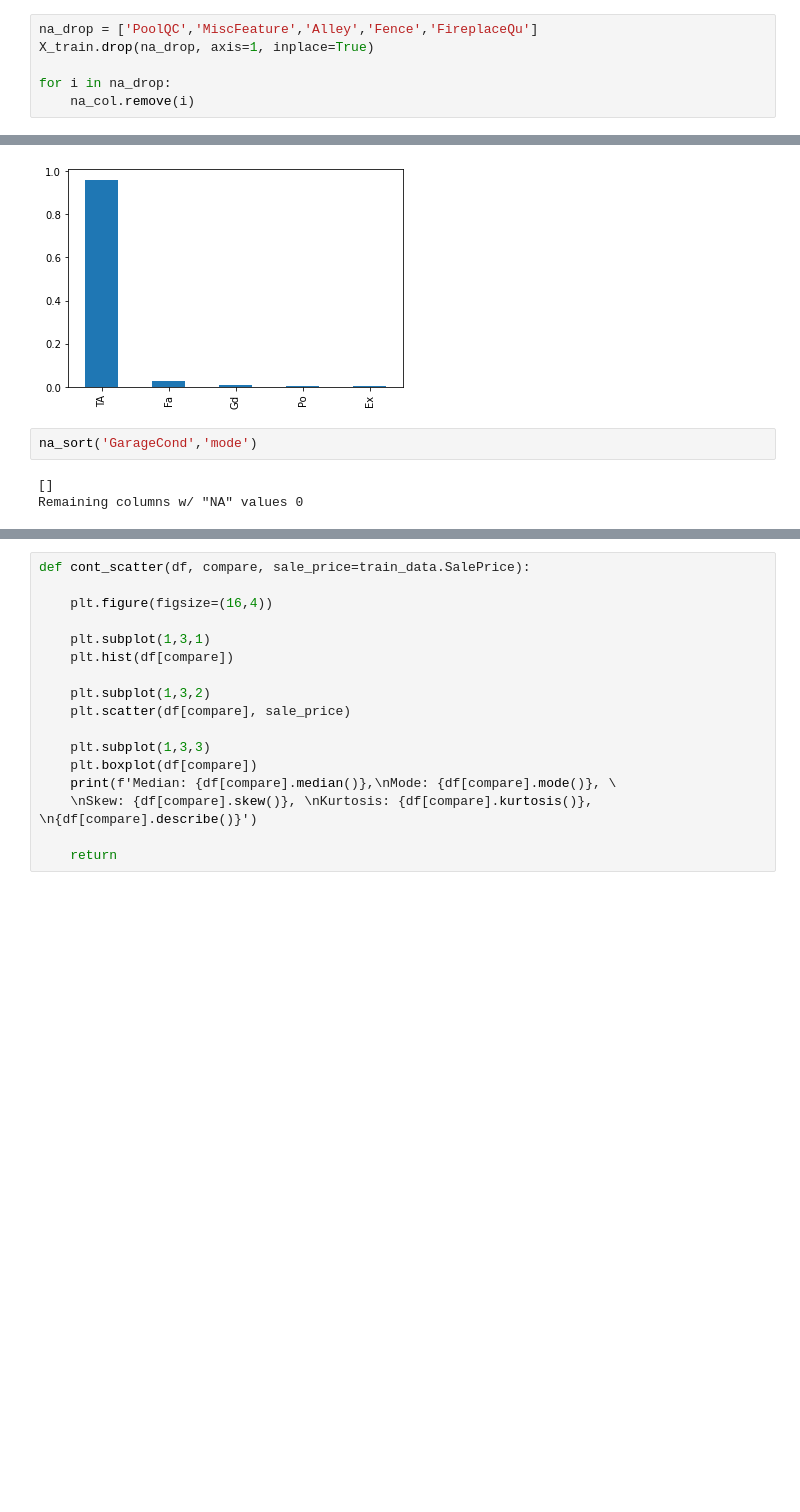
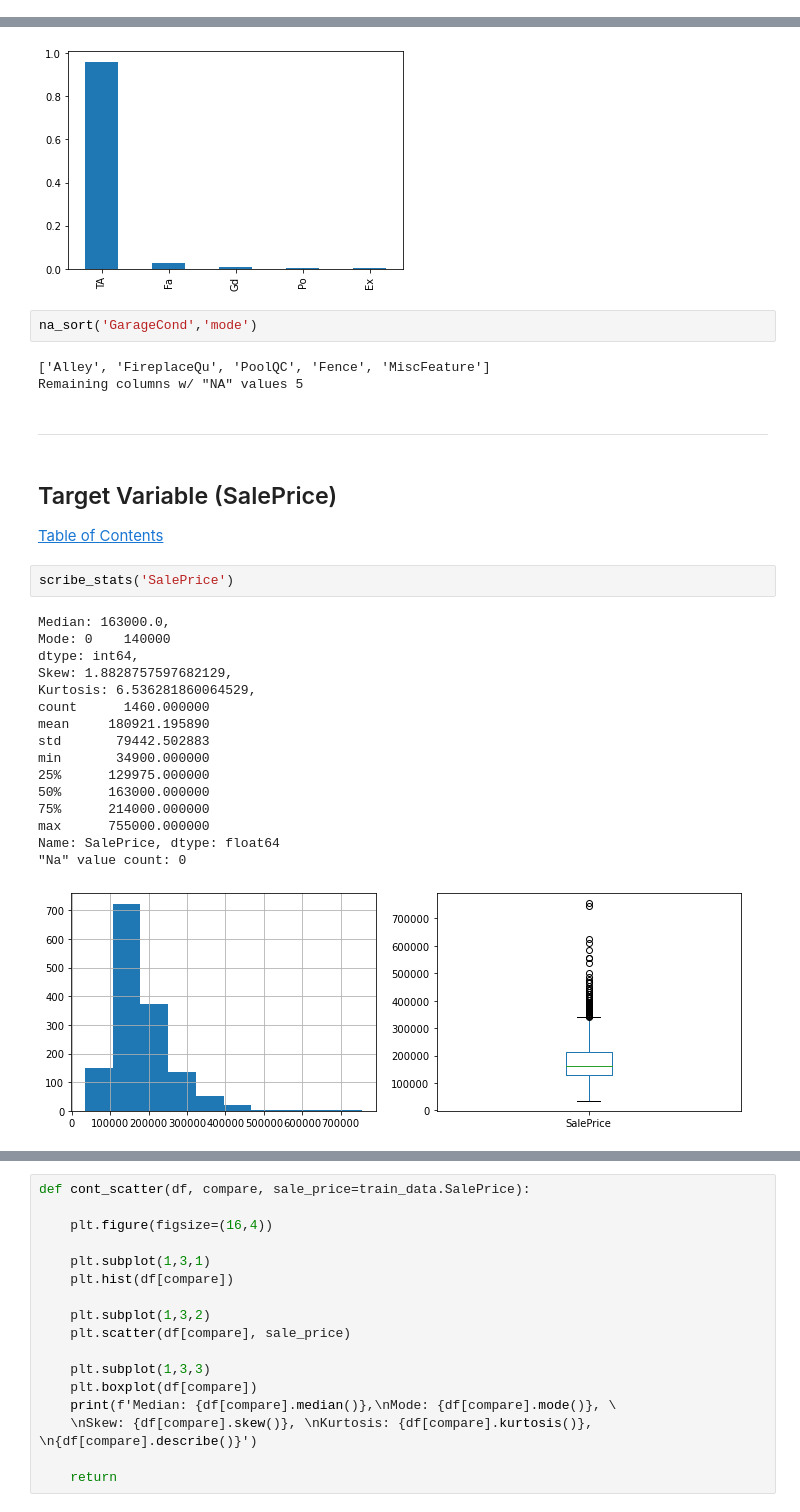
Before and after one commit to bperry555/kaggle, a Jupyter notebook: housePrices/housingPrices.ipynb, the cells around one changed output, grey strips where cells are left out. Cells and saved outputs as stored; diff of their text form; blank space fills up the shorter version.

```diff
--- a/housePrices/housingPrices.ipynb
+++ b/housePrices/housingPrices.ipynb
@@ -152,9 +111,3 @@ na_col
 # %% [markdown]
 Dropping columns with over 30% na values.
 May come back and turn them into valuable features later.
-# %%
-na_drop = ['PoolQC','MiscFeature','Alley','Fence','FireplaceQu']
-X_train.drop(na_drop, axis=1, inplace=True)
-
-for i in na_drop:
-    na_col.remove(i)
@@ -467,5 +435,29 @@ Name: GarageCond, dtype: object
 # %%
 na_sort('GarageCond','mode')
 # %% [output]
-[]
-Remaining columns w/ "NA" values 0
+['Alley', 'FireplaceQu', 'PoolQC', 'Fence', 'MiscFeature']
+Remaining columns w/ "NA" values 5
+# %% [markdown]
+---
+# %% [markdown]
+## Target Variable (SalePrice) <a name='target'></a>
+[Table of Contents](#table)
+# %%
+scribe_stats('SalePrice')
+# %% [output]
+Median: 163000.0,
+Mode: 0    140000
+dtype: int64,
+Skew: 1.8828757597682129,
+Kurtosis: 6.536281860064529,
+count      1460.000000
+mean     180921.195890
+std       79442.502883
+min       34900.000000
+25%      129975.000000
+50%      163000.000000
+75%      214000.000000
+max      755000.000000
+Name: SalePrice, dtype: float64
+"Na" value count: 0
+[figure, added]
```
Also changed, not shown: parts of 41 cells of this notebook.
